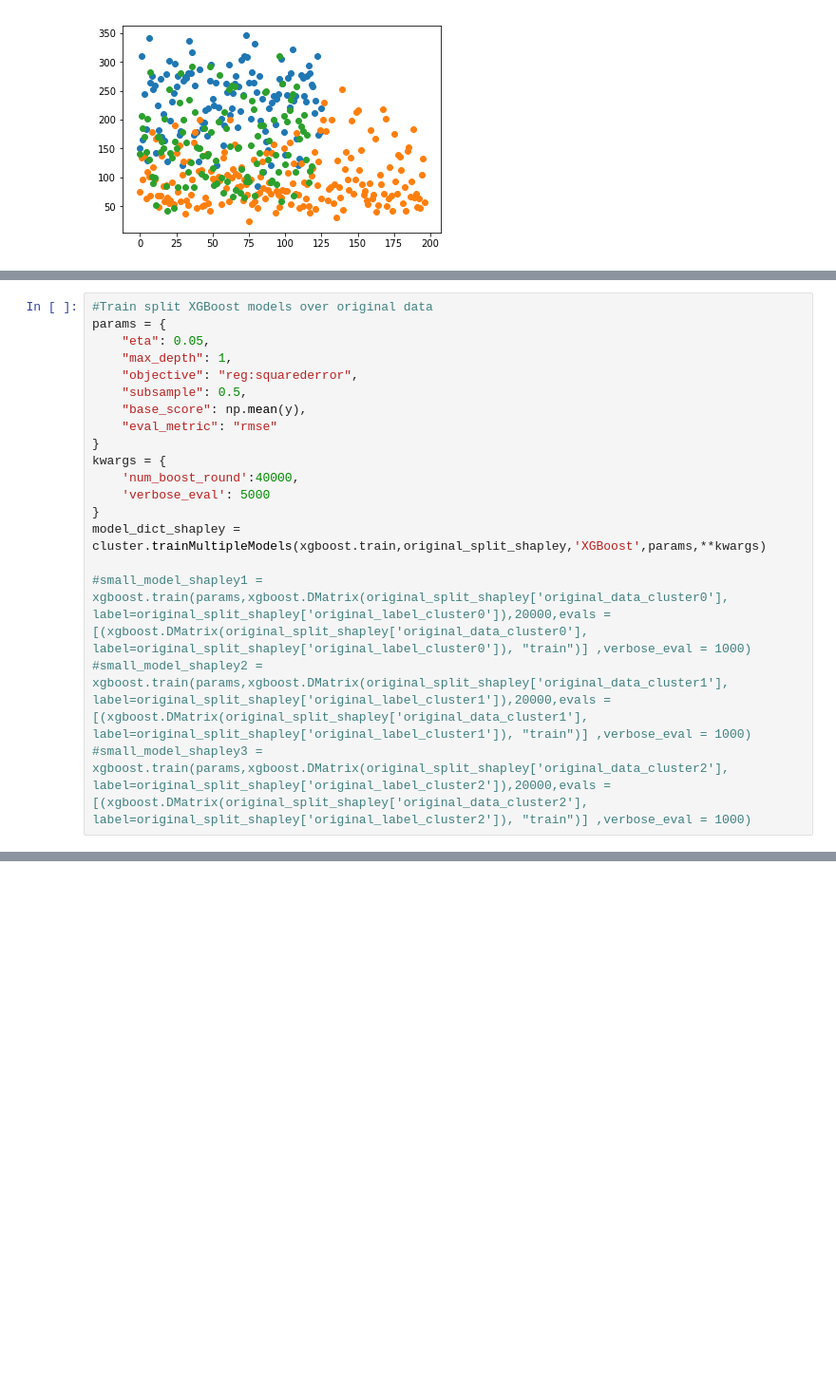
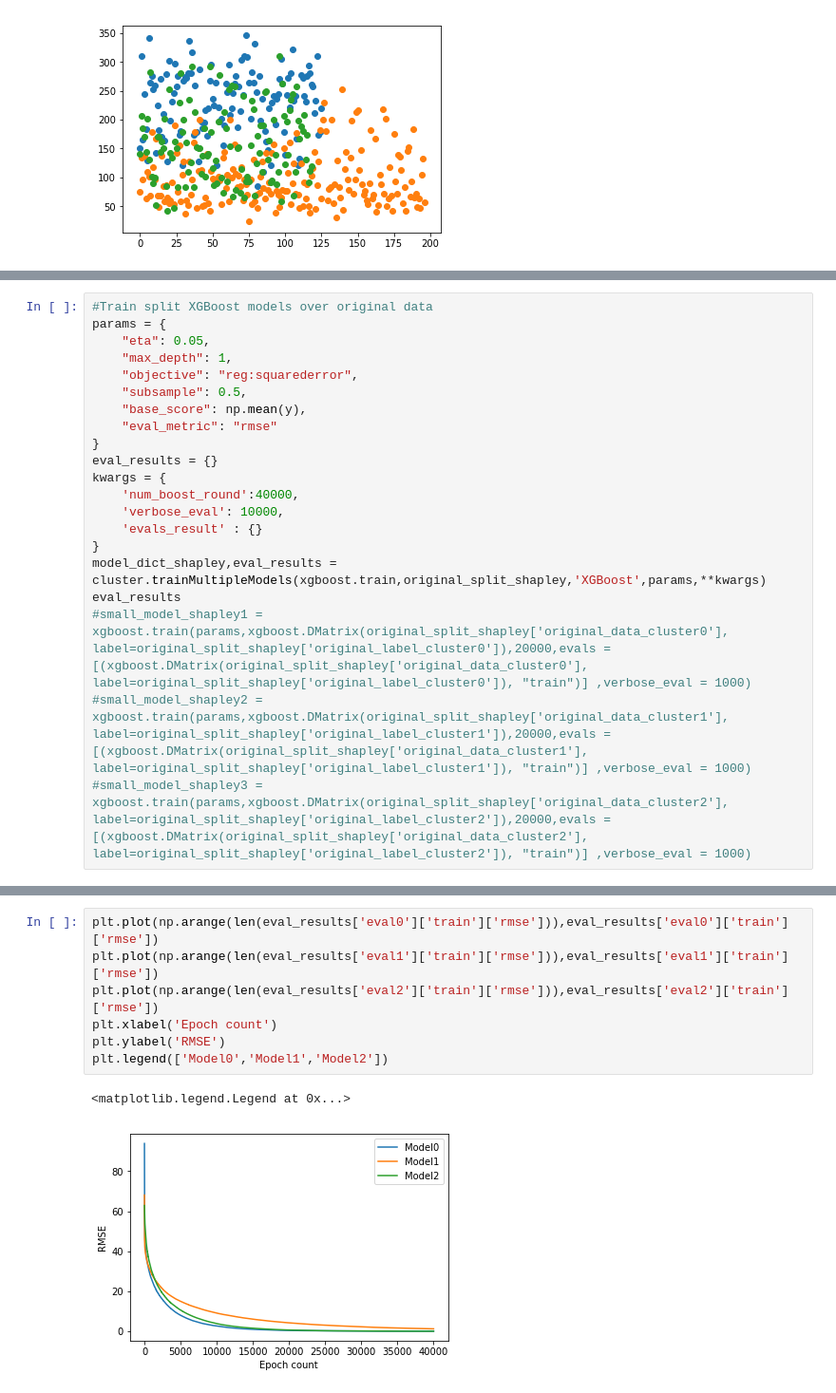
Before and after one commit to koralpc/shapley-bootstrapping, a Jupyter notebook: Notebooks/Shapley Clustering.ipynb, the cells around one changed output, grey strips where cells are left out. Shown at 95% size. Cells and saved outputs as stored; diff of their text form; blank space fills up the shorter version.

Commit message:
Notebook change for visuals + Training error history is now returned

```diff
--- a/Notebooks/Shapley Clustering.ipynb
+++ b/Notebooks/Shapley Clustering.ipynb
@@ -207,12 +176,14 @@ params = {
     "base_score": np.mean(y),
     "eval_metric": "rmse"
 }
+eval_results = {}
 kwargs = {
     'num_boost_round':40000,
-    'verbose_eval': 5000
+    'verbose_eval': 10000,
+    'evals_result' : {}
 }
-model_dict_shapley = cluster.trainMultipleModels(xgboost.train,original_split_shapley,'XGBoost',params,**kwargs)
-
+model_dict_shapley,eval_results = cluster.trainMultipleModels(xgboost.train,original_split_shapley,'XGBoost',params,**kwargs)
+eval_results
 #small_model_shapley1 = xgboost.train(params,xgboost.DMatrix(original_split_shapley['original_data_cluster0'], label=original_split_shapley['original_label_cluster0']),20000,evals = [(xgboost.DMatrix(original_split_shapley['original_data_cluster0'], label=original_split_shapley['original_label_cluster0']), "train")] ,verbose_eval = 1000)
 #small_model_shapley2 = xgboost.train(params,xgboost.DMatrix(original_split_shapley['original_data_cluster1'], label=original_split_shapley['original_label_cluster1']),20000,evals = [(xgboost.DMatrix(original_split_shapley['original_data_cluster1'], label=original_split_shapley['original_label_cluster1']), "train")] ,verbose_eval = 1000)
 #small_model_shapley3 = xgboost.train(params,xgboost.DMatrix(original_split_shapley['original_data_cluster2'], label=original_split_shapley['original_label_cluster2']),20000,evals = [(xgboost.DMatrix(original_split_shapley['original_data_cluster2'], label=original_split_shapley['original_label_cluster2']), "train")] ,verbose_eval = 1000)
@@ -237,3 +223,13 @@ model_dict_shapley = cluster.trainMultipleModels(xgboost.train,original_split_sh
+# %%
+plt.plot(np.arange(len(eval_results['eval0']['train']['rmse'])),eval_results['eval0']['train']['rmse'])
+plt.plot(np.arange(len(eval_results['eval1']['train']['rmse'])),eval_results['eval1']['train']['rmse'])
+plt.plot(np.arange(len(eval_results['eval2']['train']['rmse'])),eval_results['eval2']['train']['rmse'])
+plt.xlabel('Epoch count')
+plt.ylabel('RMSE')
+plt.legend(['Model0','Model1','Model2'])
+# %% [output]
+<matplotlib.legend.Legend at 0x...>
+[figure, added]
 # %%
 #preds =model.predict(xgboost.DMatrix(original_split['original_data_cluster0']))
 plt.scatter(np.arange(len(original_split['original_label_cluster0'])),original_split['original_label_cluster0'])
```
Also changed, not shown: parts of 15 cells of this notebook, 1 other file.
